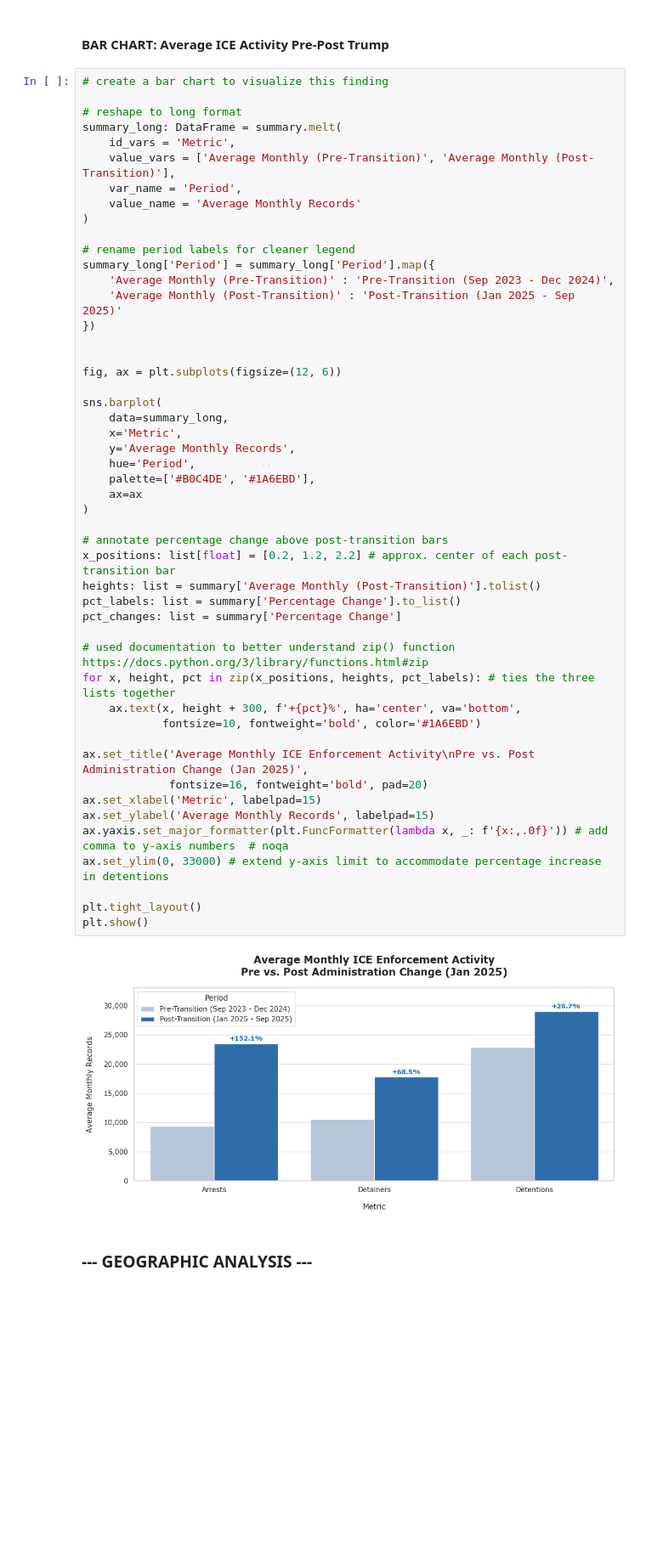
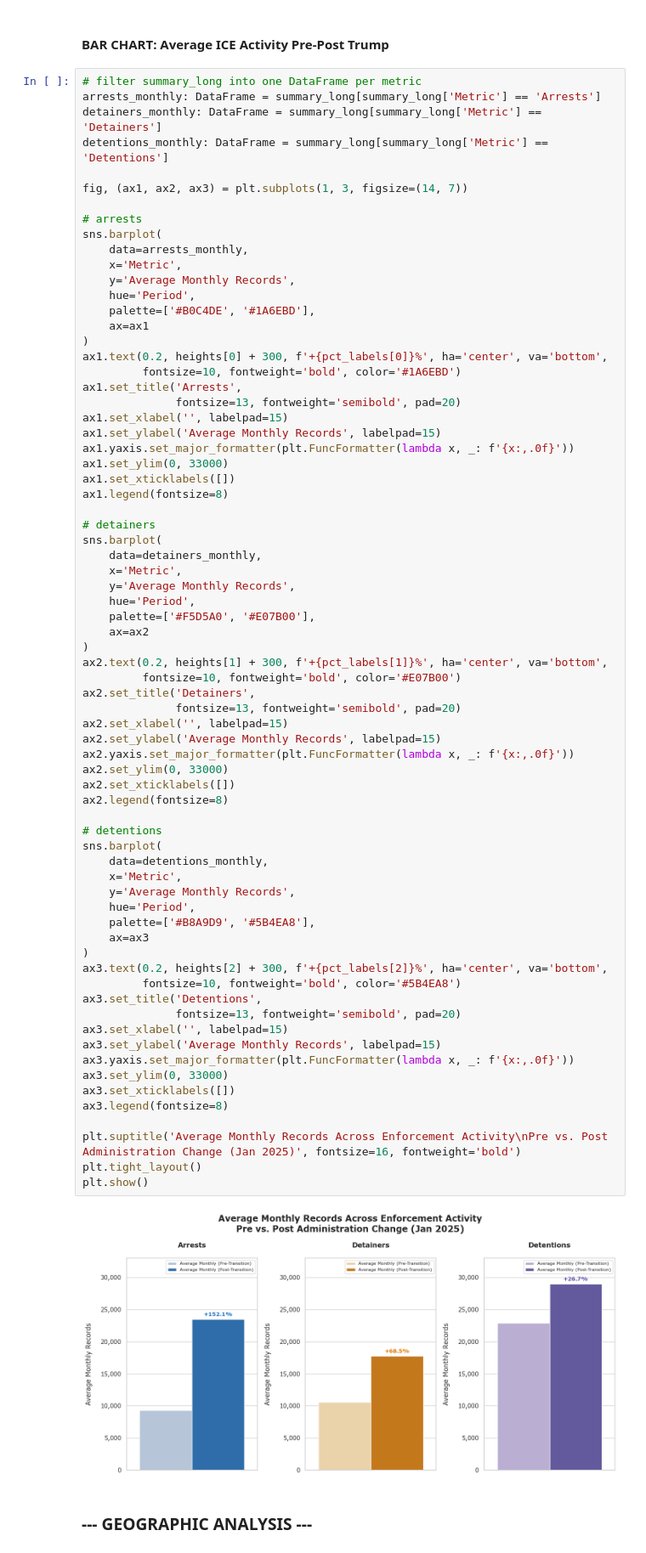
Before and after one commit to leamsley/capstone_project, a Jupyter notebook: data_analysis.ipynb, the cells around one changed output. Shown at 85% size. Drawn from its saved outputs; the diff is of its cells as text; blank space fills up the shorter version.

```diff
--- a/data_analysis.ipynb
+++ b/data_analysis.ipynb
@@ -357,56 +359,78 @@ Detentions                           22880.0                            28982.0
 # %% [markdown]
 #### BAR CHART: Average ICE Activity Pre-Post Trump
 # %%
-# create a bar chart to visualize this finding
+# filter summary_long into one DataFrame per metric
+arrests_monthly: DataFrame = summary_long[summary_long['Metric'] == 'Arrests']
+detainers_monthly: DataFrame = summary_long[summary_long['Metric'] == 'Detainers']
+detentions_monthly: DataFrame = summary_long[summary_long['Metric'] == 'Detentions']
 
-# reshape to long format
-summary_long: DataFrame = summary.melt(
-    id_vars = 'Metric',
-    value_vars = ['Average Monthly (Pre-Transition)', 'Average Monthly (Post-Transition)'],
-    var_name = 'Period',
-    value_name = 'Average Monthly Records'
-)
+fig, (ax1, ax2, ax3) = plt.subplots(1, 3, figsize=(14, 7))
 
-# rename period labels for cleaner legend
-summary_long['Period'] = summary_long['Period'].map({
-    'Average Monthly (Pre-Transition)' : 'Pre-Transition (Sep 2023 - Dec 2024)',
-    'Average Monthly (Post-Transition)' : 'Post-Transition (Jan 2025 - Sep 2025)'
-})
-
-
-fig, ax = plt.subplots(figsize=(12, 6))
-
+# arrests
 sns.barplot(
-    data=summary_long,
+    data=arrests_monthly,
     x='Metric',
     y='Average Monthly Records',
     hue='Period',
     palette=['#B0C4DE', '#1A6EBD'],
-    ax=ax
+    ax=ax1
 )
+ax1.text(0.2, heights[0] + 300, f'+{pct_labels[0]}%', ha='center', va='bottom',
+         fontsize=10, fontweight='bold', color='#1A6EBD')
+ax1.set_title('Arrests',
+              fontsize=13, fontweight='semibold', pad=20)
+ax1.set_xlabel('', labelpad=15)
+ax1.set_ylabel('Average Monthly Records', labelpad=15)
+ax1.yaxis.set_major_formatter(plt.FuncFormatter(lambda x, _: f'{x:,.0f}'))
+ax1.set_ylim(0, 33000)
+ax1.set_xticklabels([])
+ax1.legend(fontsize=8)
 
-# annotate percentage change above post-transition bars
-x_positions: list[float] = [0.2, 1.2, 2.2] # approx. center of each post-transition bar
-heights: list = summary['Average Monthly (Post-Transition)'].tolist()
-pct_labels: list = summary['Percentage Change'].to_list()
-pct_changes: list = summary['Percentage Change']
+# detainers
+sns.barplot(
+    data=detainers_monthly,
+    x='Metric',
+    y='Average Monthly Records',
+    hue='Period',
+    palette=['#F5D5A0', '#E07B00'],
+    ax=ax2
+)
+ax2.text(0.2, heights[1] + 300, f'+{pct_labels[1]}%', ha='center', va='bottom',
+         fontsize=10, fontweight='bold', color='#E07B00')
+ax2.set_title('Detainers',
+              fontsize=13, fontweight='semibold', pad=20)
+ax2.set_xlabel('', labelpad=15)
+ax2.set_ylabel('Average Monthly Records', labelpad=15)
+ax2.yaxis.set_major_formatter(plt.FuncFormatter(lambda x, _: f'{x:,.0f}'))
+ax2.set_ylim(0, 33000)
+ax2.set_xticklabels([])
+ax2.legend(fontsize=8)
 
-# used documentation to better understand zip() function https://docs.python.org/3/library/functions.html#zip
-for x, height, pct in zip(x_positions, heights, pct_labels): # ties the three lists together
-    ax.text(x, height + 300, f'+{pct}%', ha='center', va='bottom',
-            fontsize=10, fontweight='bold', color='#1A6EBD')
+# detentions
+sns.barplot(
+    data=detentions_monthly,
+    x='Metric',
+    y='Average Monthly Records',
+    hue='Period',
+    palette=['#B8A9D9', '#5B4EA8'],
+    ax=ax3
+)
+ax3.text(0.2, heights[2] + 300, f'+{pct_labels[2]}%', ha='center', va='bottom',
+         fontsize=10, fontweight='bold', color='#5B4EA8')
+ax3.set_title('Detentions',
+              fontsize=13, fontweight='semibold', pad=20)
+ax3.set_xlabel('', labelpad=15)
+ax3.set_ylabel('Average Monthly Records', labelpad=15)
+ax3.yaxis.set_major_formatter(plt.FuncFormatter(lambda x, _: f'{x:,.0f}'))
+ax3.set_ylim(0, 33000)
+ax3.set_xticklabels([])
+ax3.legend(fontsize=8)
 
-ax.set_title('Average Monthly ICE Enforcement Activity\nPre vs. Post Administration Change (Jan 2025)',
-             fontsize=16, fontweight='bold', pad=20)
-ax.set_xlabel('Metric', labelpad=15)
-ax.set_ylabel('Average Monthly Records', labelpad=15)
-ax.yaxis.set_major_formatter(plt.FuncFormatter(lambda x, _: f'{x:,.0f}')) # add comma to y-axis numbers  # noqa
-ax.set_ylim(0, 33000) # extend y-axis limit to accommodate percentage increase in detentions
-
+plt.suptitle('Average Monthly Records Across Enforcement Activity\nPre vs. Post Administration Change (Jan 2025)', fontsize=16, fontweight='bold')
 plt.tight_layout()
 plt.show()
 # %% [output]
-[figure, old version]
+[figure, new version]
 # %% [markdown]
 ### --- GEOGRAPHIC ANALYSIS ---
 # %% [markdown]
```
Also changed, not shown: parts of 14 cells of this notebook.
